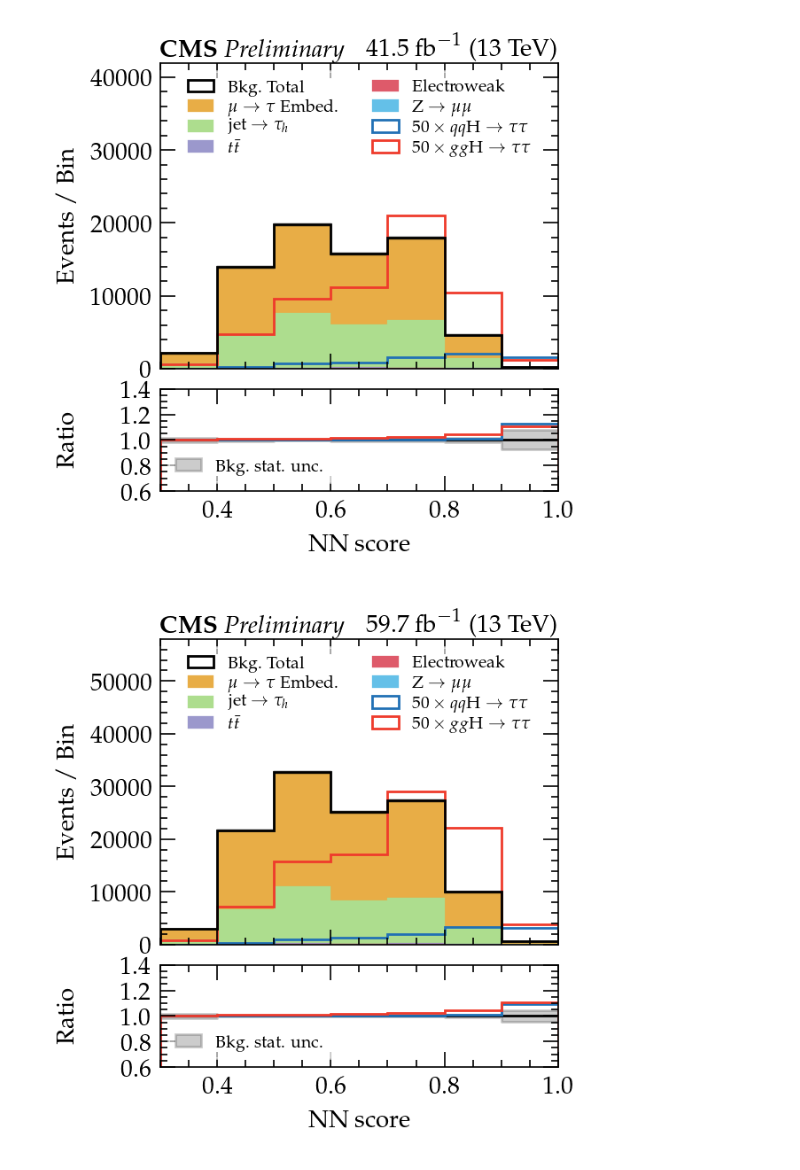
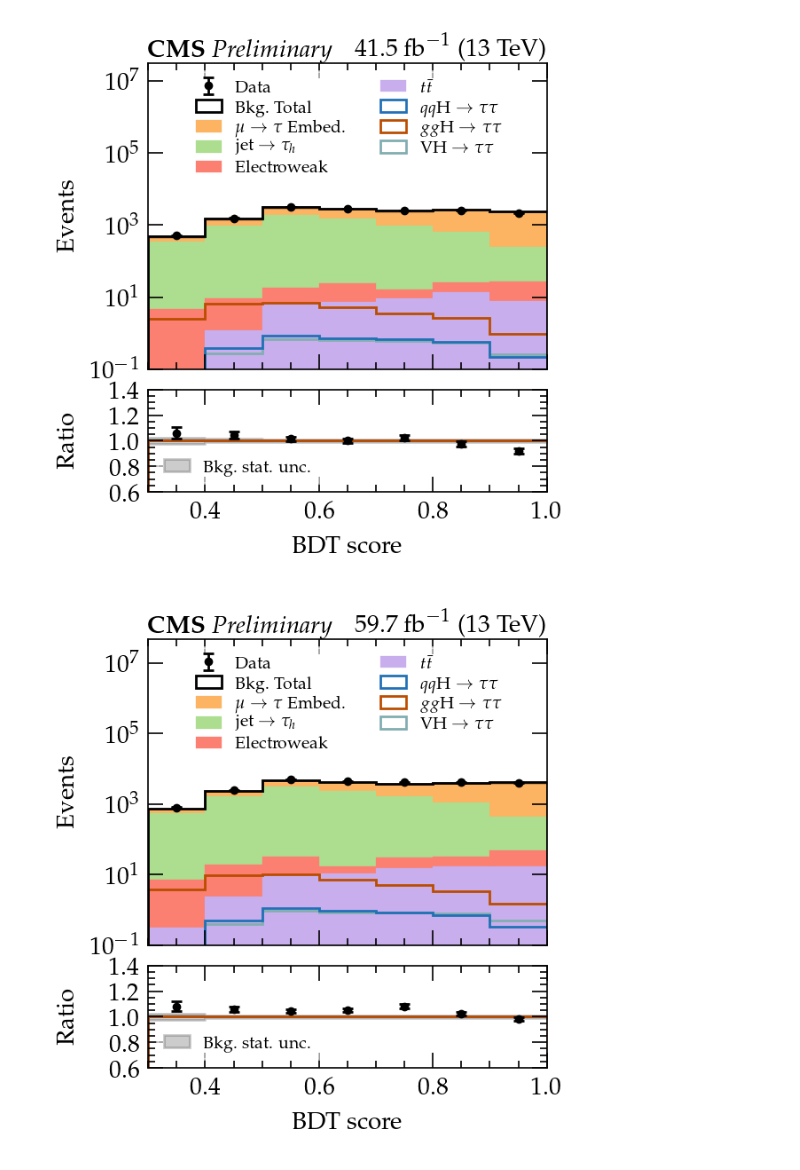
Before and after one commit to albertdow/htt-notebooks, a Jupyter notebook: run_draw1d.ipynb, the cells around one changed output. Saved outputs shown, nothing was run; the diff lists cells and outputs as text; code cells hidden in the pictures.

```diff
--- a/run_draw1d.ipynb
+++ b/run_draw1d.ipynb
@@ -4,14 +4,14 @@ fractions = False
 channel = "tt"
 analysis = "cpdecays"
 year = "2018"
-signal_scale = 50
+signal_scale = 1
 norm_mc = False
 mva_categories = None
 embedding = True
 ff = True
 #signals = ["H_sm", "H_ps"]
-#signals = ["ggH", "qqH", "VH"]
-signals = ["ggH", "qqH"]
+signals = ["ggH", "qqH", "VH"]
+#signals = ["ggH", "qqH"]
 #signals = []
 sig_kw = {"histtype": "step", "zorder": 1,}
 leg_kw = {"offaxis": True, "fontsize": 9, "labelspacing":0.12,}
@@ -28,7 +28,7 @@ mva_categories = [
 
 variables = [
     #"n_jets",
-    #"svfit_mass"
+    #"svfit_mass",
     #"svfit_mass_err"
     #"dphi_residual_tt",
     #"shifted_dphi_jtt",
@@ -43,7 +43,8 @@ variables = [
     #"jdphi_gen_reco",
     #"jpt20_sum",
     #"shifted_dphi_j20_tt",
-    "IC_15Mar2020_max_score",
+    #"IC_15Mar2020_max_score",
+    "IC_11May2020_max_score",
     #"IC_15Mar2020_max_index",
     #"m_vis",
     #"svfit_mass",
@@ -124,7 +128,7 @@ if embedding:
             del proc["ZTT"]
 # %%
 if embedding and ff:
-    processes = ['data_obs', 'EmbedZTT', 'ZL', 'TTT', 'VVT', 'jetFakes', ]#'Wfakes']
+    processes = ['data_obs', 'EmbedZTT', 'ZL', 'TTT', 'VVT', 'jetFakes', 'Wfakes']
 elif ff:
     processes = ['data_obs', 'ZTT', 'ZL', 'TTT', 'VVT', 'jetFakes', 'EWKZ', 'Wfakes']
 elif embedding:
@@ -133,10 +137,11 @@ else:
     processes = ['data_obs', 'ZTT', 'ZL', 'ZJ', 'TTT', 'TTJ', 'VVT', 'VVJ', 'W', 'QCD', 'EWKZ',]
 if len(signals) > 0:
     processes.extend([
-        "ggH_sm_htt125", "qqH_sm_htt125",# "ZH_sm_htt125", "WH_sm_htt125",
+        "ggH_sm_htt125", "qqH_sm_htt125", "ZH_sm_htt125", "WH_sm_htt125",
         #"ggH_ps_htt125", "qqH_ps_htt125", "ZH_ps_htt125", "WH_ps_htt125",
     ])
 # %%
+year = "2018"
 for mva_cat in mva_categories:
     category = "inclusive"
     if mva_cat is not None:
@@ -149,7 +154,8 @@ for mva_cat in mva_categories:
         category = f"{category}_ff"
 
     # take from run analyser
-    path = "/vols/build/cms/akd116/newest/run/CMSSW_8_0_25/src/UserCode/ICHiggsTauTau/Analysis/HiggsTauTau/"
+    #path = "/vols/build/cms/akd116/newest/run/CMSSW_8_0_25/src/UserCode/ICHiggsTauTau/Analysis/HiggsTauTau/"
+    path = "/vols/build/cms/akd116/newest/run/CMSSW_8_0_25/src/UserCode/ICHiggsTauTau/Analysis/HiggsTauTauRun2/"
 
     if "higgs" in category:
         blind = True
@@ -166,6 +172,7 @@ for mva_cat in mva_categories:
             sigs=signals, signal_scale=signal_scale, ch_kw=ch_kw, process_kw=process_kw,
             var_kw=var_kw, leg_kw=leg_kw, unrolled=False, mcstat=True, mcsyst=False,
             sm_bkg_ratio=True, #norm_bins=True,
+            #logy=True,
 
         )
 # %% [output]
@@ -214,13 +192,14 @@ See the caveats in the documentation: https://pandas.pydata.org/pandas-docs/stab
 # %%
 # NN score plots from datacards for DESY
-year = "2016"
+channel = "tt"
 for year in ['2016', '2017', '2018']:
-    category = f"mt_sig_{year}"
+    #category = f"mt_zttEmbed_{year}"
+    category = f"tt_{year}_zttEmbed"
 
     if channel == "mt":
-        folder_card = "DESY_30042020"
+        folder_card = "DESY_19052020"
     elif channel == "tt":
-        folder_card = "IC_newbins_v2"
+        folder_card = "IC_15052020"
     # take from run analyser
     #path = "/vols/build/cms/akd116/newest/run/CMSSW_8_0_25/src/UserCode/ICHiggsTauTau/Analysis/HiggsTauTau/"
     path = (
@@ -243,8 +222,9 @@ for year in ['2016', '2017', '2018']:
             sigs=signals, signal_scale=signal_scale, ch_kw=ch_kw, process_kw=process_kw,
             var_kw=var_kw, leg_kw=leg_kw, unrolled=False, mcstat=True, mcsyst=False,
             #sig_ratio=True,
-            norm_bins=True,
+            #norm_bins=True,
             sm_bkg_ratio=True,
+            logy=True,
         )
 # %% [output]
 Loading data_obs
@@ -290,5 +279,5 @@ See the caveats in the documentation: https://pandas.pydata.org/pandas-docs/stab
-[figure, old version]
+[figure, new version]
-[figure, old version]
+[figure, new version]
 # %%
 # with variation
 #categories = ["etaUp2p5"]#, "etaUp2p75", "etaUp3p0", "etaUp5p0",]
```
Also changed, not shown: parts of 10 cells of this notebook, 3 other files.
